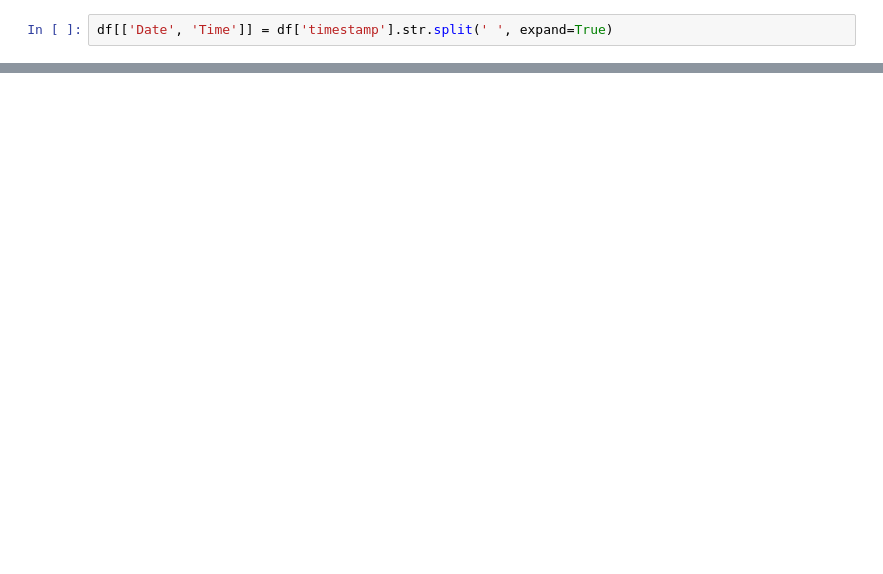
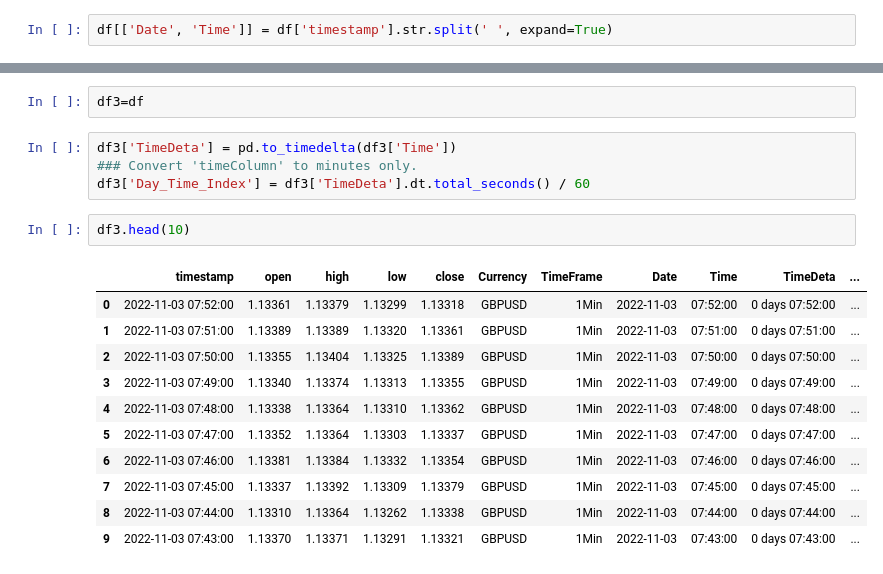
Before and after one commit to zxacman/mycode, a Jupyter notebook: clean-with-pandas/demo.ipynb, the cells around one changed output, grey strips where cells are left out. Saved outputs shown, nothing was run; the diff lists cells and outputs as text; blank space fills up the shorter version.

```diff
--- a/clean-with-pandas/demo.ipynb
+++ b/clean-with-pandas/demo.ipynb
@@ -80,0 +191,20 @@ TypeError: Expect data.index as DatetimeIndex
+# %%
+df3=df
+# %%
+df3['TimeDeta'] = pd.to_timedelta(df3['Time'])
+### Convert 'timeColumn' to minutes only.
+df3['Day_Time_Index'] = df3['TimeDeta'].dt.total_seconds() / 60
+# %%
+df3.head(10)
+# %% [output]
+|  | timestamp | open | high | low | close | Currency | TimeFrame | Date | Time | TimeDeta | ... |
+| 0 | 2022-11-03 07:52:00 | 1.13361 | 1.13379 | 1.13299 | 1.13318 | GBPUSD | 1Min | 2022-11-03 | 07:52:00 | 0 days 07:52:00 | ... |
+| 1 | 2022-11-03 07:51:00 | 1.13389 | 1.13389 | 1.13320 | 1.13361 | GBPUSD | 1Min | 2022-11-03 | 07:51:00 | 0 days 07:51:00 | ... |
+| 2 | 2022-11-03 07:50:00 | 1.13355 | 1.13404 | 1.13325 | 1.13389 | GBPUSD | 1Min | 2022-11-03 | 07:50:00 | 0 days 07:50:00 | ... |
+| 3 | 2022-11-03 07:49:00 | 1.13340 | 1.13374 | 1.13313 | 1.13355 | GBPUSD | 1Min | 2022-11-03 | 07:49:00 | 0 days 07:49:00 | ... |
+| 4 | 2022-11-03 07:48:00 | 1.13338 | 1.13364 | 1.13310 | 1.13362 | GBPUSD | 1Min | 2022-11-03 | 07:48:00 | 0 days 07:48:00 | ... |
+| 5 | 2022-11-03 07:47:00 | 1.13352 | 1.13364 | 1.13303 | 1.13337 | GBPUSD | 1Min | 2022-11-03 | 07:47:00 | 0 days 07:47:00 | ... |
+| 6 | 2022-11-03 07:46:00 | 1.13381 | 1.13384 | 1.13332 | 1.13354 | GBPUSD | 1Min | 2022-11-03 | 07:46:00 | 0 days 07:46:00 | ... |
+| 7 | 2022-11-03 07:45:00 | 1.13337 | 1.13392 | 1.13309 | 1.13379 | GBPUSD | 1Min | 2022-11-03 | 07:45:00 | 0 days 07:45:00 | ... |
+| 8 | 2022-11-03 07:44:00 | 1.13310 | 1.13364 | 1.13262 | 1.13338 | GBPUSD | 1Min | 2022-11-03 | 07:44:00 | 0 days 07:44:00 | ... |
+| 9 | 2022-11-03 07:43:00 | 1.13370 | 1.13371 | 1.13291 | 1.13321 | GBPUSD | 1Min | 2022-11-03 | 07:43:00 | 0 days 07:43:00 | ... |
```
Also changed, not shown: parts of 16 cells of this notebook, 9 other files.
